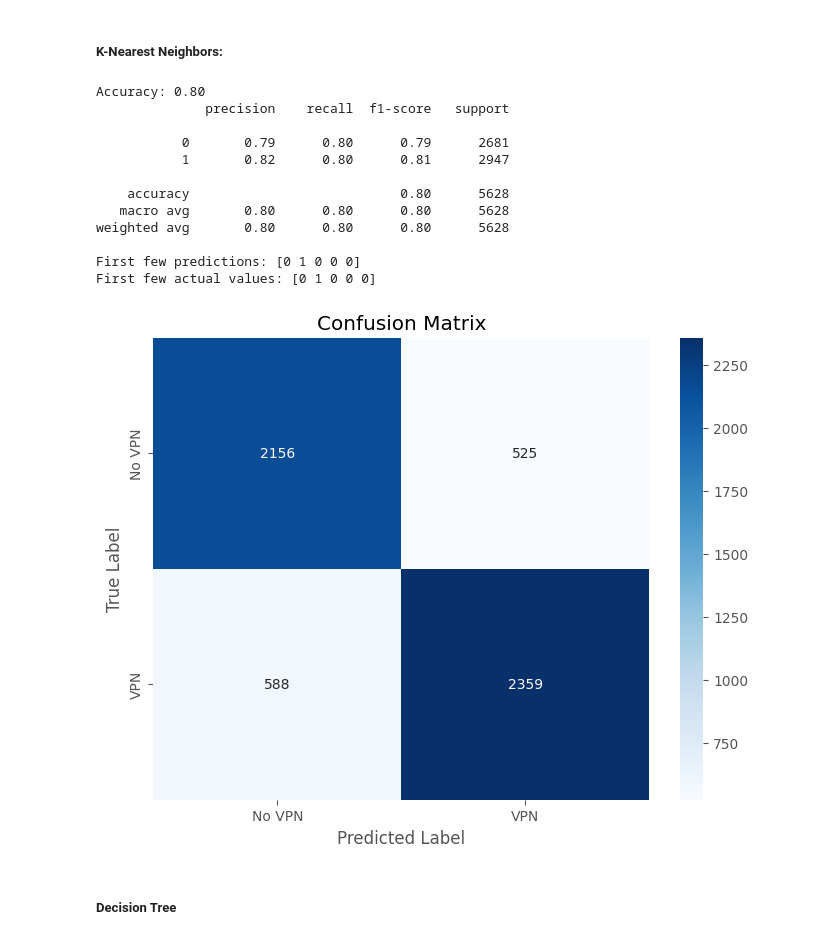
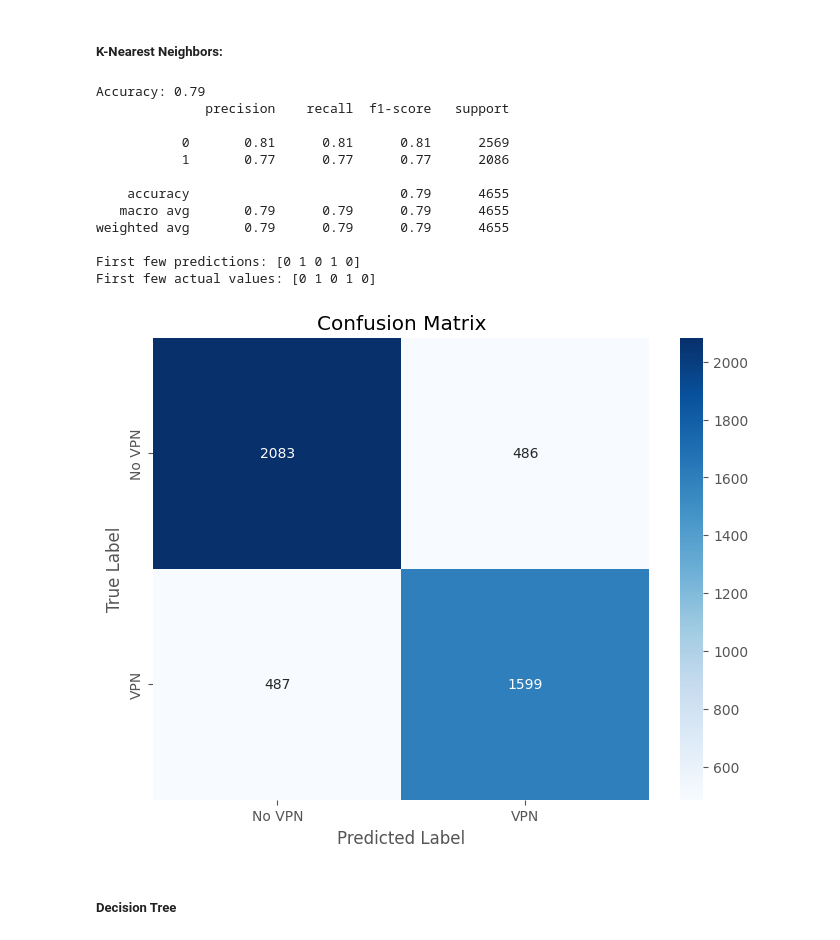
Before and after one commit to kimduyminh/Applied_stats, a Jupyter notebook: main-60s.ipynb, the cells around one changed output. Cells and saved outputs as stored; diff of their text form; code cells hidden in the pictures.

```diff
--- a/main-60s.ipynb
+++ b/main-60s.ipynb
@@ -514,8 +514,8 @@ from sklearn.impute import SimpleImputer
 from sklearn.preprocessing import OneHotEncoder
 
 #read data
-yes_df = pd.read_csv('clean_data/vpn15s_cleaned.csv')
-no_df = pd.read_csv('clean_data/novpn15s_cleaned.csv')
+yes_df = pd.read_csv('clean_data/vpn60s_cleaned.csv')
+no_df = pd.read_csv('clean_data/novpn60s_cleaned.csv')
 
 
 # Create labels for dataset
@@ -551,58 +551,58 @@ preprocessor = ColumnTransformer(
     transformers=[
         ('num', numerical_transformer, nume_cols),
         ('cat', categorical_transformer, cate_cols)
     ])
 
 
 # train the model
 knn = Pipeline(steps=[('preprocessor', preprocessor),
                     ('model', KNeighborsClassifier(n_neighbors=5))
                              ])
 knn.fit(X_train, y_train)
 
 # predicting some value
 y_pred = knn.predict(X_test)
 
 # evaluate accuracy
 accuracy = accuracy_score(y_test, y_pred)
 print(f"Accuracy: {accuracy:.2f}")
 
 # print the report
 print(classification_report(y_test, y_pred))
 
 # view some first prediction
 print("First few predictions:", y_pred[:5])
 print("First few actual values:", y_test[:5].values)
+
+# Generate matrix
+import matplotlib.pyplot as plt
+from sklearn.metrics import confusion_matrix
+import seaborn as sns
+
+# Calculate the confusion matrix
+cm = confusion_matrix(y_test, y_pred)
+
+# Plot the confusion matrix
+plt.figure(figsize=(8, 6))
+sns.heatmap(cm, annot=True, fmt='d', cmap='Blues', xticklabels=['No VPN', 'VPN'], yticklabels=['No VPN', 'VPN'])
+plt.title('Confusion Matrix')
+plt.xlabel('Predicted Label')
+plt.ylabel('True Label')
+plt.show()
 # %% [output]
-Accuracy: 0.80
+Accuracy: 0.79
               precision    recall  f1-score   support
 
-           0       0.79      0.80      0.79      2681
-           1       0.82      0.80      0.81      2947
+           0       0.81      0.81      0.81      2569
+           1       0.77      0.77      0.77      2086
 
-    accuracy                           0.80      5628
-   macro avg       0.80      0.80      0.80      5628
-weighted avg       0.80      0.80      0.80      5628
+    accuracy                           0.79      4655
+   macro avg       0.79      0.79      0.79      4655
+weighted avg       0.79      0.79      0.79      4655
 
-First few predictions: [0 1 0 0 0]
-First few actual values: [0 1 0 0 0]
+First few predictions: [0 1 0 1 0]
+First few actual values: [0 1 0 1 0]
+[figure, added]
-# %%
-import matplotlib.pyplot as plt
-from sklearn.metrics import confusion_matrix
-import seaborn as sns
-
-# Calculate the confusion matrix
-cm = confusion_matrix(y_test, y_pred)
-
-# Plot the confusion matrix
-plt.figure(figsize=(8, 6))
-sns.heatmap(cm, annot=True, fmt='d', cmap='Blues', xticklabels=['No VPN', 'VPN'], yticklabels=['No VPN', 'VPN'])
-plt.title('Confusion Matrix')
-plt.xlabel('Predicted Label')
-plt.ylabel('True Label')
-plt.show()
-# %% [output]
-[figure, removed]
 # %% [markdown]
 ##### Decision Tree
 # %%
```
Also changed, not shown: parts of 7 cells of this notebook, 6 other files.
